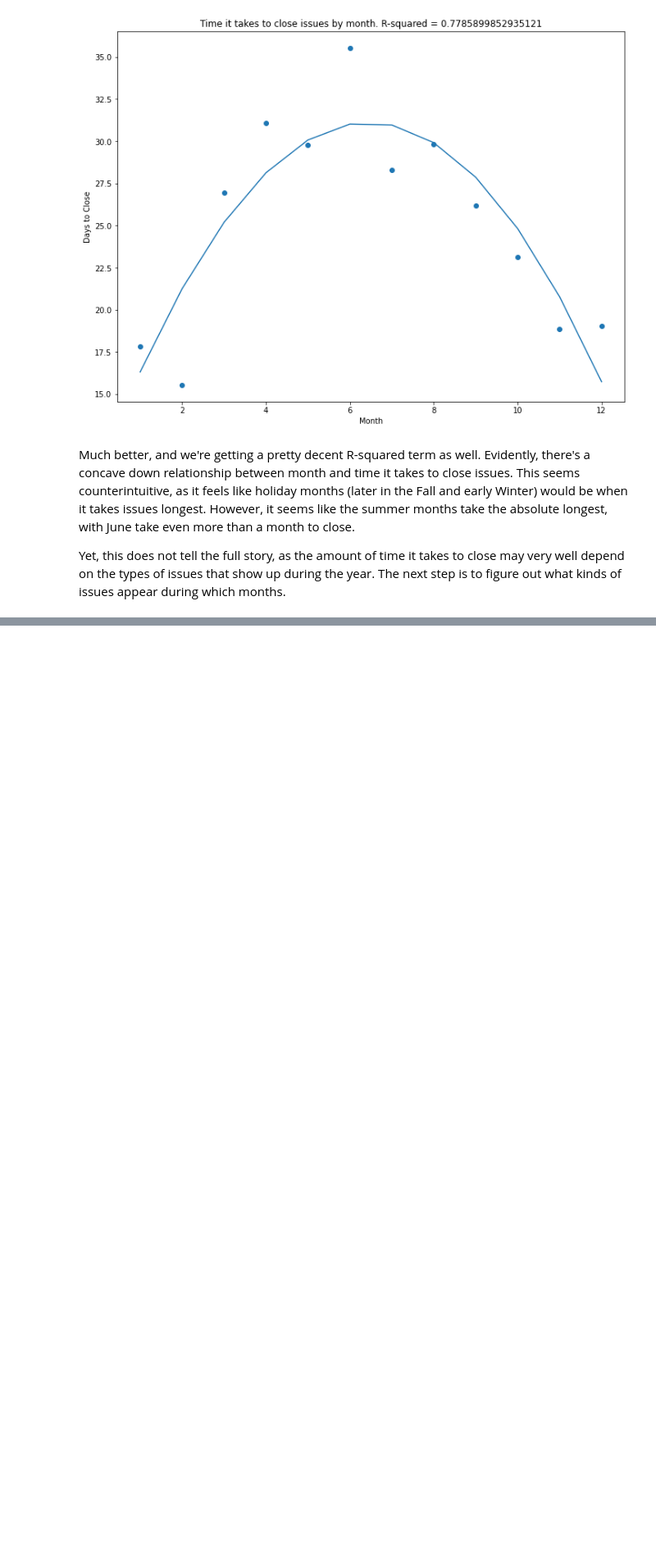
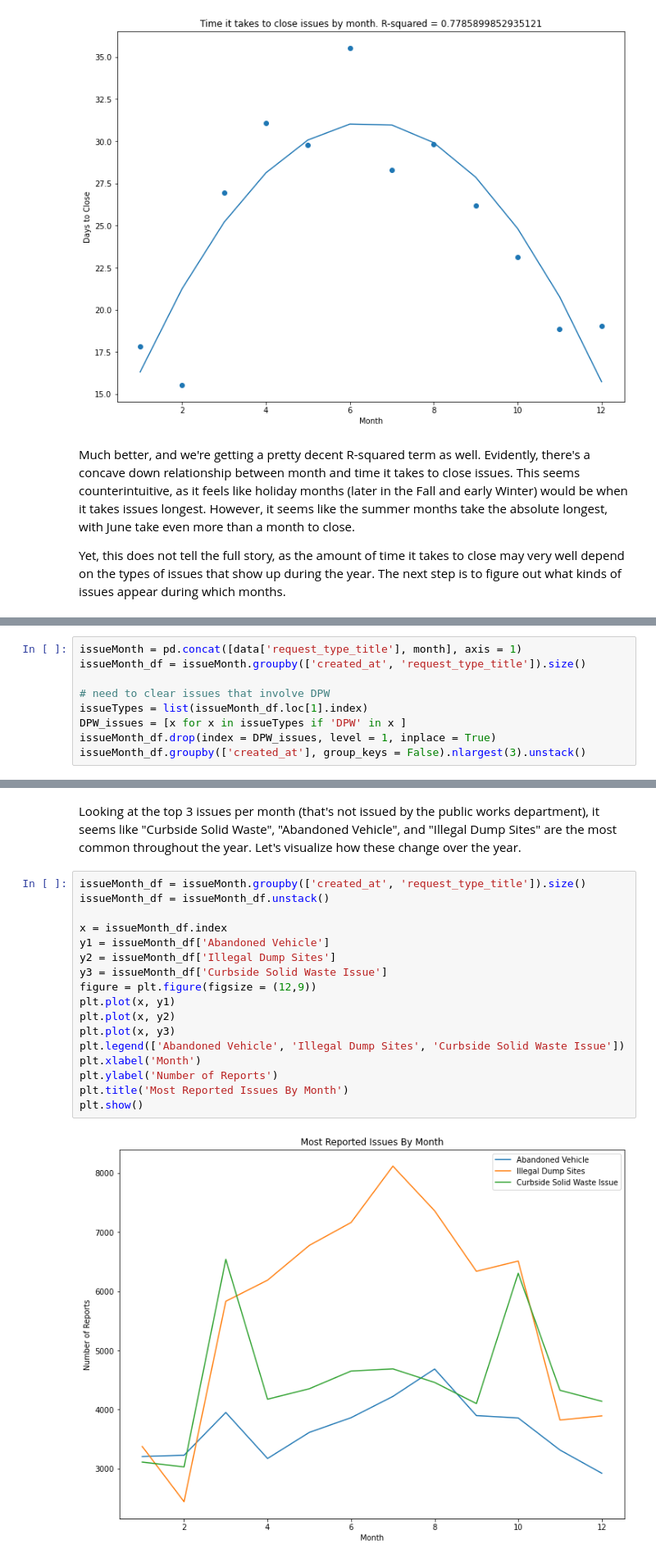
Before and after one commit to victle/improveDetroit, a Jupyter notebook: modeling.ipynb, the cells around one changed output, grey strips where cells are left out. Shown at 82% size. Drawn from its saved outputs; the diff is of its cells as text; blank space fills up the shorter version.

Commit message:
Plot most common issues reported over a year

```diff
--- a/modeling.ipynb
+++ b/modeling.ipynb
@@ -82,0 +85,9 @@ Yet, this does not tell the full story, as the amount of time it takes to close
+# %%
+issueMonth = pd.concat([data['request_type_title'], month], axis = 1)
+issueMonth_df = issueMonth.groupby(['created_at', 'request_type_title']).size()
+
+# need to clear issues that involve DPW
+issueTypes = list(issueMonth_df.loc[1].index)
+DPW_issues = [x for x in issueTypes if 'DPW' in x ]
+issueMonth_df.drop(index = DPW_issues, level = 1, inplace = True)
+issueMonth_df.groupby(['created_at'], group_keys = False).nlargest(3).unstack()
@@ -82,0 +109,21 @@ Yet, this does not tell the full story, as the amount of time it takes to close
+# %% [markdown]
+Looking at the top 3 issues per month (that's not issued by the public works department), it seems like "Curbside Solid Waste", "Abandoned Vehicle", and "Illegal Dump Sites" are the most common throughout the year. Let's visualize how these change over the year.
+# %%
+issueMonth_df = issueMonth.groupby(['created_at', 'request_type_title']).size()
+issueMonth_df = issueMonth_df.unstack()
+
+x = issueMonth_df.index
+y1 = issueMonth_df['Abandoned Vehicle']
+y2 = issueMonth_df['Illegal Dump Sites']
+y3 = issueMonth_df['Curbside Solid Waste Issue']
+figure = plt.figure(figsize = (12,9))
+plt.plot(x, y1)
+plt.plot(x, y2)
+plt.plot(x, y3)
+plt.legend(['Abandoned Vehicle', 'Illegal Dump Sites', 'Curbside Solid Waste Issue'])
+plt.xlabel('Month')
+plt.ylabel('Number of Reports')
+plt.title('Most Reported Issues By Month')
+plt.show()
+# %% [output]
+[figure, added]
```
Also changed, not shown: parts of 3 cells of this notebook.
